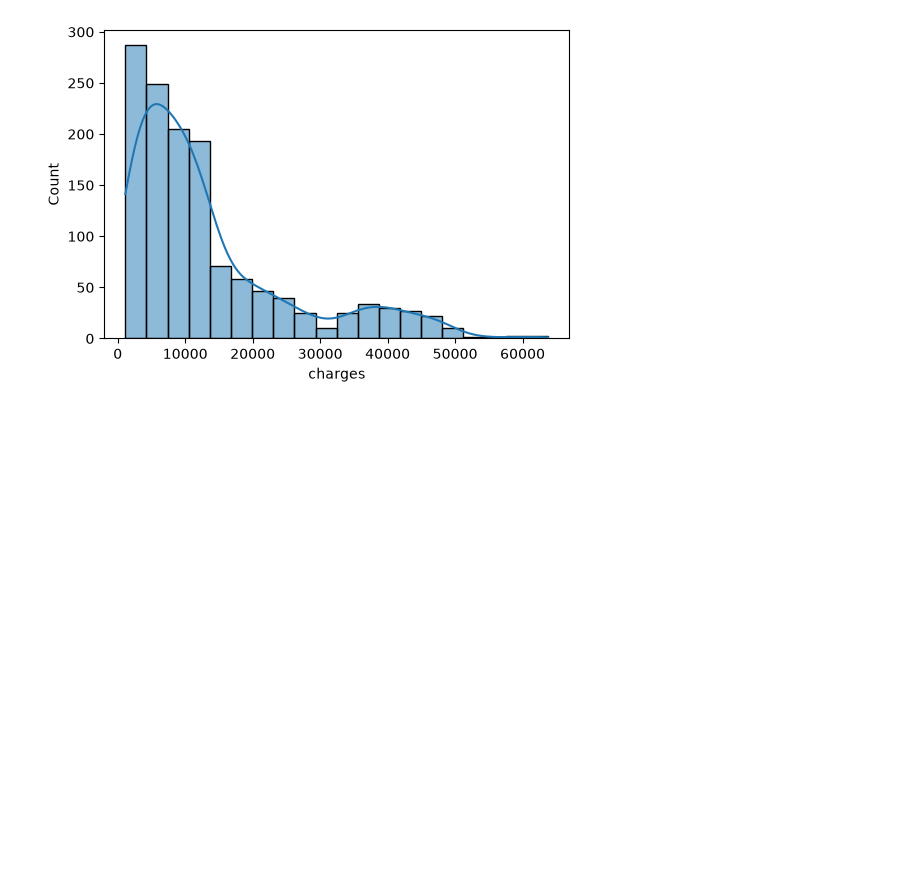
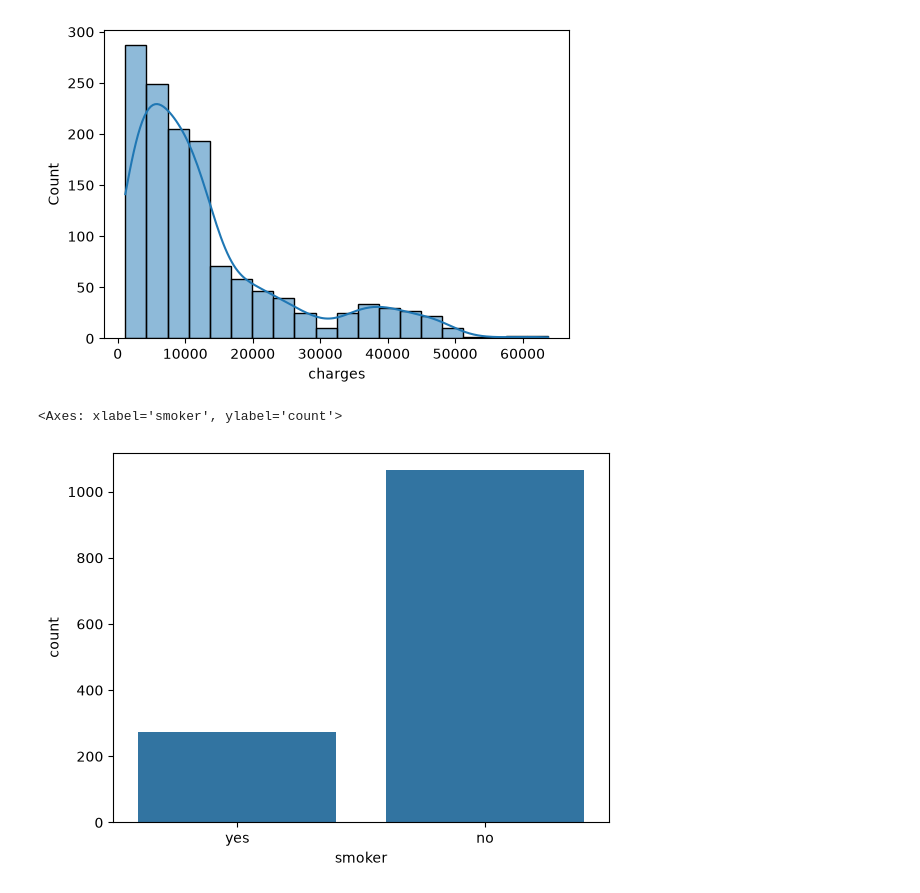
Before and after one commit to bindu760/datascience_learning, a Jupyter notebook: Untitled.ipynb, the cells around one changed output. Drawn from its saved outputs; the diff is of its cells as text; code cells hidden in the pictures; blank space fills up the shorter version.

```diff
--- a/Untitled.ipynb
+++ b/Untitled.ipynb
@@ -92,3 +92,8 @@ for col in numeric_columns:
 [figure]
 [figure]
 [figure]
+# %%
+sns.countplot(x=df['smoker'])
+# %% [output]
+<Axes: xlabel='smoker', ylabel='count'>
+[figure, added]
```
Also changed, not shown: parts of 1 cell of this notebook.
